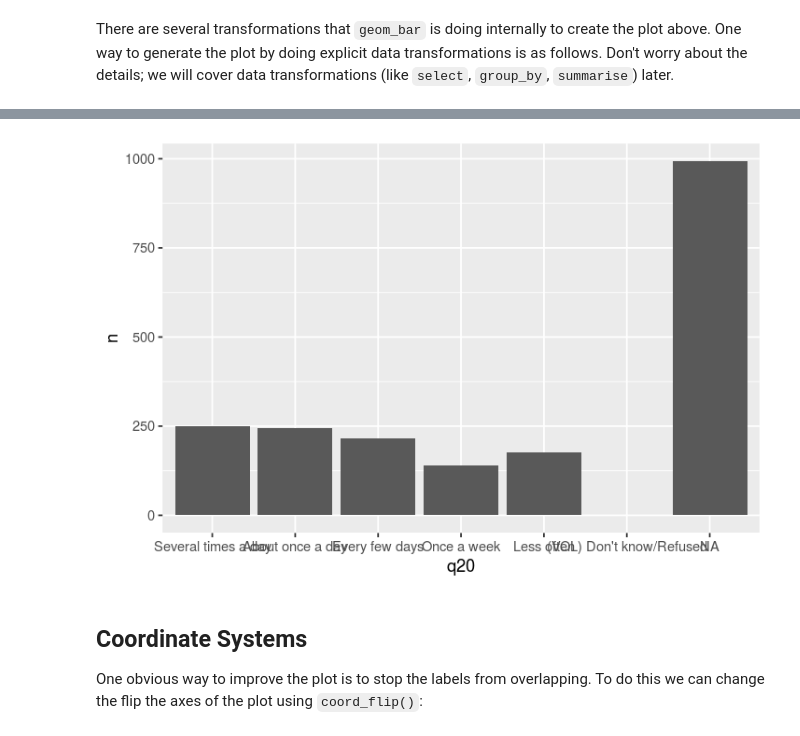
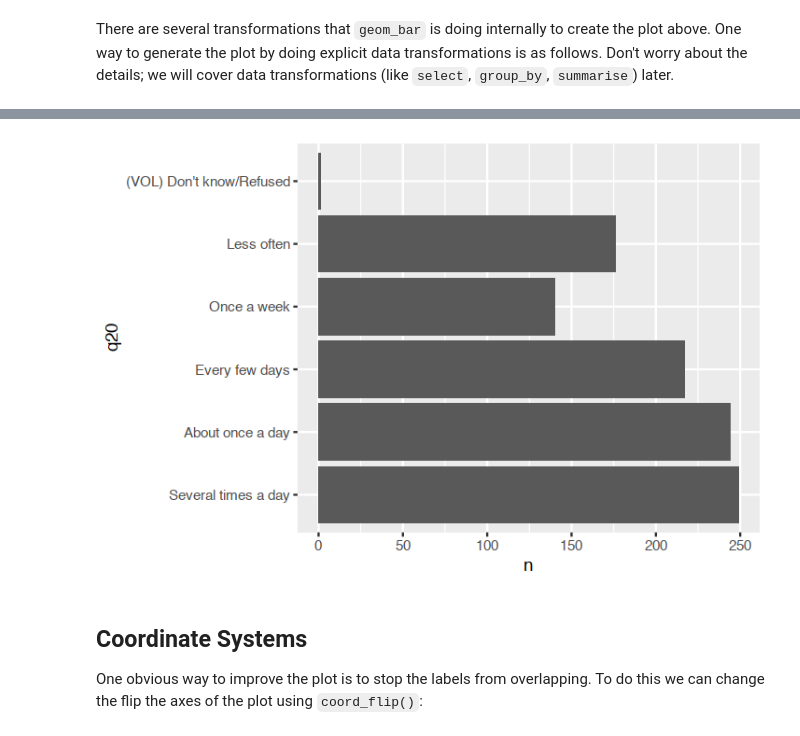
Before and after one commit to terhorst/stats306, a Jupyter notebook: lectures/lecture02/Lecture02.ipynb, the cells around one changed output, grey strips where cells are left out. Saved outputs shown, nothing was run; the diff lists cells and outputs as text; code cells hidden in the pictures.

```diff
--- a/lectures/lecture02/Lecture02.ipynb
+++ b/lectures/lecture02/Lecture02.ipynb
@@ -92,7 +77,7 @@ These are the defaults. Although it is usually unnecessary, they can be overridd
 There are several transformations that `geom_bar` is doing internally to create the plot above. One way to generate the plot by doing explicit data transformations is as follows. Don't worry about the details; we will cover data transformations (like `select`, `group_by`, `summarise`) later.
 # %%
 q20_counts <- count(mil, q20)
-print(q20_counts)
+q20_filtered <- filter(q20_counts, !is.na(q20))
 # %% [output]
 Warning message:
 “Factor `q20` contains implicit NA, consider using `forcats::fct_explicit_na`”
@@ -109,8 +84,8 @@ Warning message:
 # %%
-ggplot(data = q20_counts) +
-    geom_col(mapping = aes(x = q20, y = n)) # same as geom_bar(..., stat="identity")
+ggplot(data = q20_filtered) +
+    geom_col(mapping = aes(x = q20, y = n)) + coord_flip()
 # %% [output]
-[figure, old version]
+[figure, new version]
 # %% [markdown]
 ## Coordinate Systems
 One obvious way to improve the plot is to stop the labels from overlapping. To do this we can change the flip the axes of the plot using `coord_flip()`:
```
Also changed, not shown: parts of 32 cells of this notebook.
